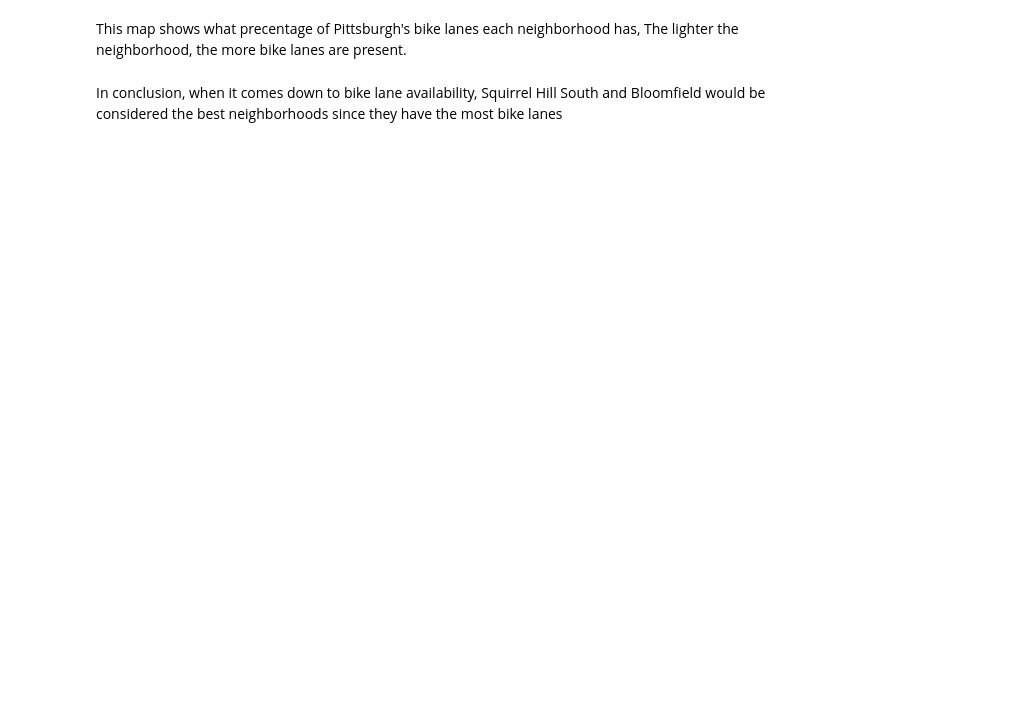
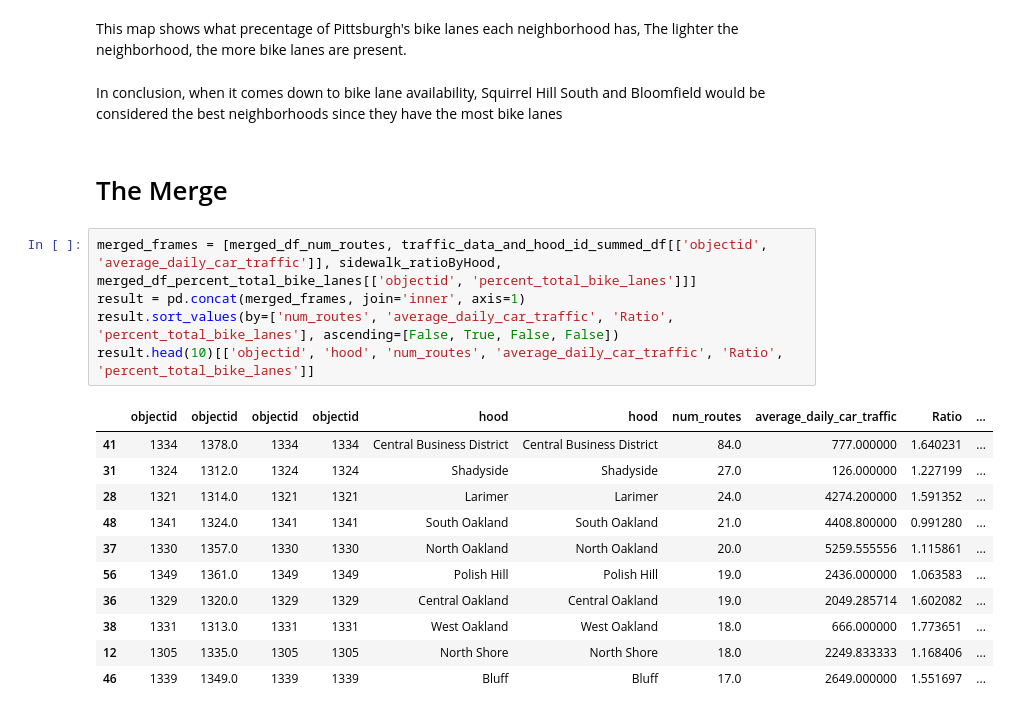
Before and after one commit to michaelbartlett17/CMPINF0010-Final-Project, a Jupyter notebook: final-notebook.ipynb, the cells around one changed output. Drawn from its saved outputs; the diff is of its cells as text; blank space fills up the shorter version.

```diff
--- a/final-notebook.ipynb
+++ b/final-notebook.ipynb
@@ -363,3 +364,22 @@ merged_df.plot(column='percent_total_bike_lanes', legend=True, figsize=(15,10),
 This map shows what precentage of Pittsburgh's bike lanes each neighborhood has, The lighter the neighborhood, the more bike lanes are present.
 # %% [markdown]
 In conclusion, when it comes down to bike lane availability, Squirrel Hill South and Bloomfield would be considered the best neighborhoods since they have the most bike lanes
+# %% [markdown]
+# The Merge
+# %%
+merged_frames = [merged_df_num_routes, traffic_data_and_hood_id_summed_df[['objectid', 'average_daily_car_traffic']], sidewalk_ratioByHood, merged_df_percent_total_bike_lanes[['objectid', 'percent_total_bike_lanes']]]
+result = pd.concat(merged_frames, join='inner', axis=1)
+result.sort_values(by=['num_routes', 'average_daily_car_traffic', 'Ratio', 'percent_total_bike_lanes'], ascending=[False, True, False, False])
+result.head(10)[['objectid', 'hood', 'num_routes', 'average_daily_car_traffic', 'Ratio', 'percent_total_bike_lanes']]
+# %% [output]
+|  | objectid | objectid | objectid | objectid | hood | hood | num_routes | average_daily_car_traffic | Ratio | ... |
+| 41 | 1334 | 1378.0 | 1334 | 1334 | Central Business District | Central Business District | 84.0 | 777.000000 | 1.640231 | ... |
+| 31 | 1324 | 1312.0 | 1324 | 1324 | Shadyside | Shadyside | 27.0 | 126.000000 | 1.227199 | ... |
+| 28 | 1321 | 1314.0 | 1321 | 1321 | Larimer | Larimer | 24.0 | 4274.200000 | 1.591352 | ... |
+| 48 | 1341 | 1324.0 | 1341 | 1341 | South Oakland | South Oakland | 21.0 | 4408.800000 | 0.991280 | ... |
+| 37 | 1330 | 1357.0 | 1330 | 1330 | North Oakland | North Oakland | 20.0 | 5259.555556 | 1.115861 | ... |
+| 56 | 1349 | 1361.0 | 1349 | 1349 | Polish Hill | Polish Hill | 19.0 | 2436.000000 | 1.063583 | ... |
+| 36 | 1329 | 1320.0 | 1329 | 1329 | Central Oakland | Central Oakland | 19.0 | 2049.285714 | 1.602082 | ... |
+| 38 | 1331 | 1313.0 | 1331 | 1331 | West Oakland | West Oakland | 18.0 | 666.000000 | 1.773651 | ... |
+| 12 | 1305 | 1335.0 | 1305 | 1305 | North Shore | North Shore | 18.0 | 2249.833333 | 1.168406 | ... |
+| 46 | 1339 | 1349.0 | 1339 | 1339 | Bluff | Bluff | 17.0 | 2649.000000 | 1.551697 | ... |
```
Also changed, not shown: parts of 8 cells of this notebook.
